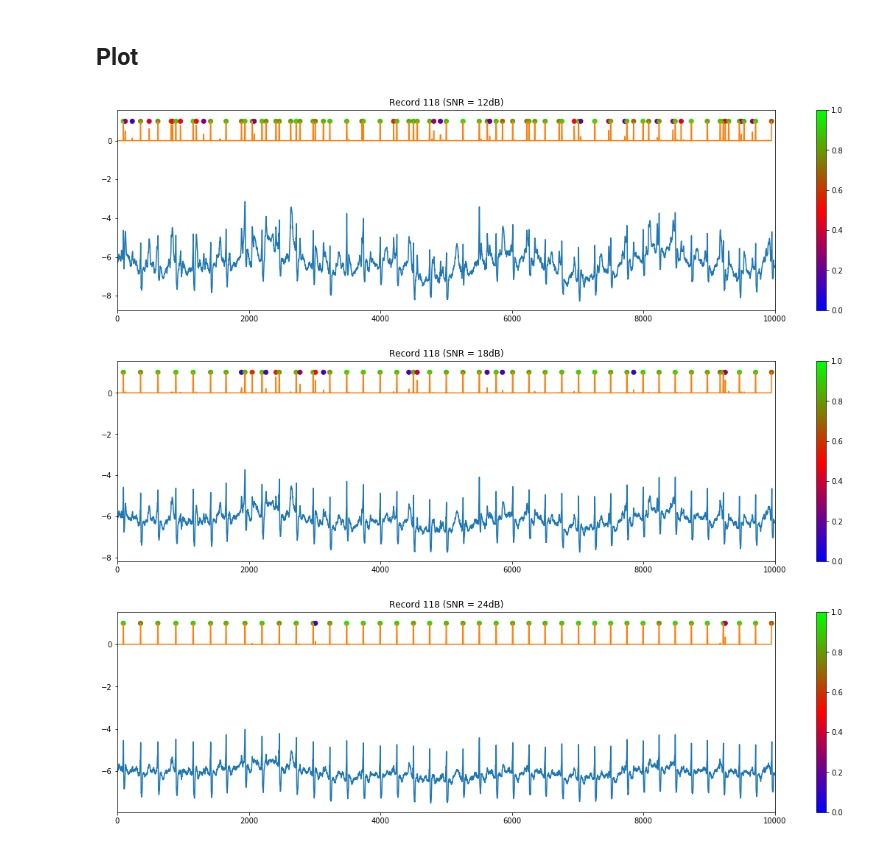
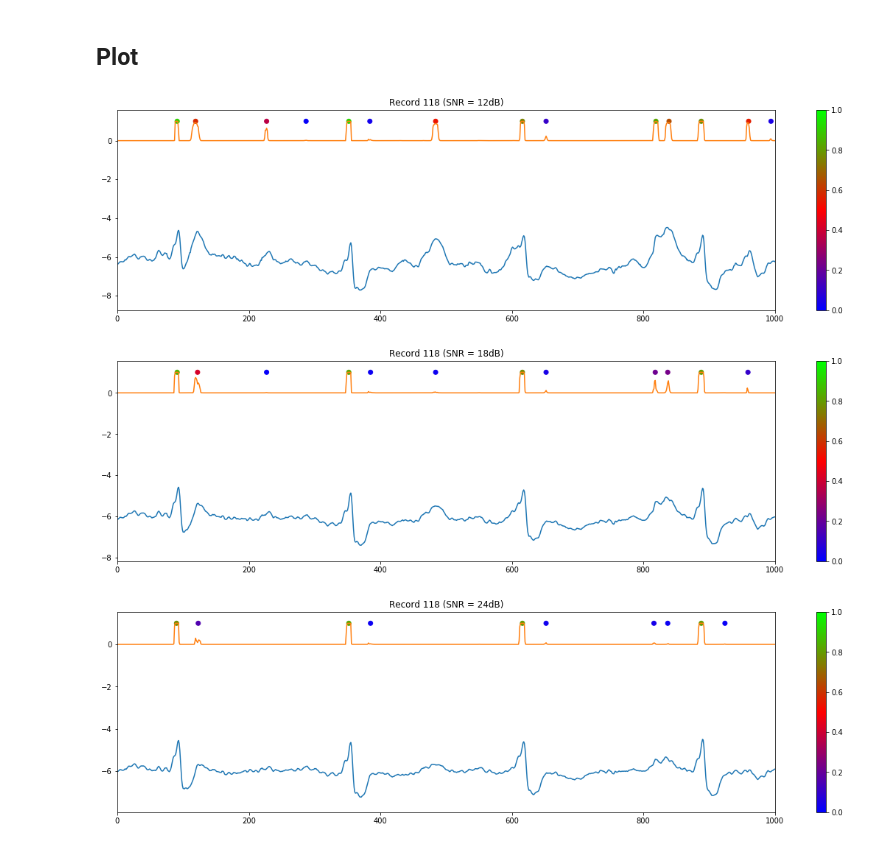
Before and after one commit to jchromik/qrs-certainty, a Jupyter notebook: notebooks/Certainty.ipynb, the cells around one changed output. Cells and saved outputs as stored; diff of their text form; code cells hidden in the pictures.

Commit message:
Add certainty figure

```diff
--- a/notebooks/Certainty.ipynb
+++ b/notebooks/Certainty.ipynb
@@ -108,7 +108,7 @@ trigger_signals = detector.trigger_signals(test_records)
 detected_triggers, certainties = tuple(zip(*[
     signal_to_points(
         trigger_signal,
-        threshold=.1, # Higher values mean fewer trigger points, try changing!
+        threshold=.01, # Higher values mean fewer trigger points, try changing!
         with_certainty=True)
     for trigger_signal in trigger_signals]))
 
@@ -118,17 +118,17 @@ detected_triggers, certainties = list(detected_triggers), list(certainties)
 # %%
 for idx in range(len(test_records)):
     plt.figure(figsize=(20,5))
     plt.title(plot_titles[idx])
-    plt.xlim((0,10000))
+    plt.xlim((0,1000))
     plt.plot(test_records[idx].p_signal.T[0])
     plt.plot(trigger_signals[idx])
     plt.scatter(
         detected_triggers[idx], [1]*len(detected_triggers[idx]),
         c=certainties[idx], cmap='brg')
     plt.clim(0,1)
     plt.colorbar()
     plt.show()
 # %% [output]
-[figure, old version]
+[figure, new version]
-[figure, old version]
+[figure, new version]
-[figure, old version]
+[figure, new version]
```
Also changed, not shown: parts of 4 cells of this notebook.
